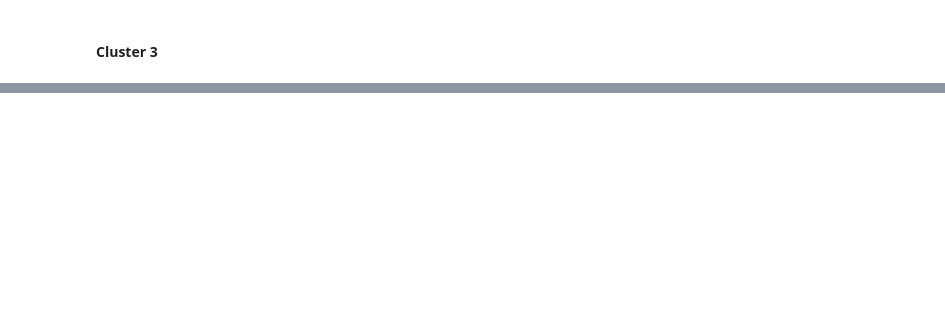
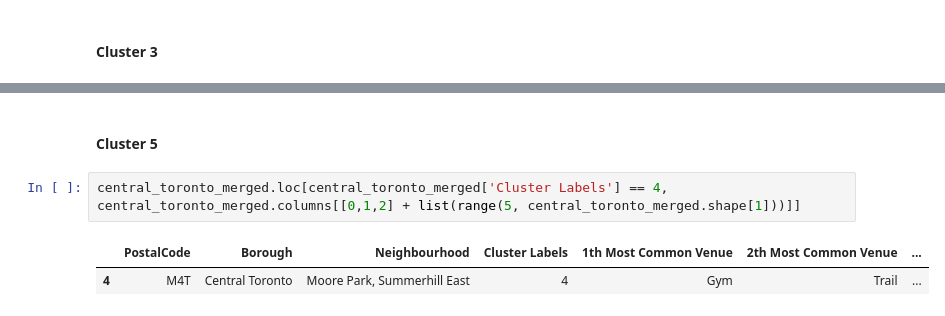
Before and after one commit to mmihaiceanu/coursera, a Jupyter notebook: Segmenting and Clustering Neighborhoods in Toronto.ipynb, the cells around one changed output, grey strips where cells are left out. Cells and saved outputs as stored; diff of their text form; blank space fills up the shorter version.

```diff
--- a/Segmenting and Clustering Neighborhoods in Toronto.ipynb
+++ b/Segmenting and Clustering Neighborhoods in Toronto.ipynb
@@ -639,0 +634,7 @@ central_toronto_merged.loc[central_toronto_merged['Cluster Labels'] == 2, centra
+# %% [markdown]
+#### Cluster 5
+# %%
+central_toronto_merged.loc[central_toronto_merged['Cluster Labels'] == 4, central_toronto_merged.columns[[0,1,2] + list(range(5, central_toronto_merged.shape[1]))]]
+# %% [output]
+|  | PostalCode | Borough | Neighbourhood | Cluster Labels | 1th Most Common Venue | 2th Most Common Venue | ... |
+| 4 | M4T | Central Toronto | Moore Park, Summerhill East | 4 | Gym | Trail | ... |
```
Also changed, not shown: parts of 17 cells of this notebook.
